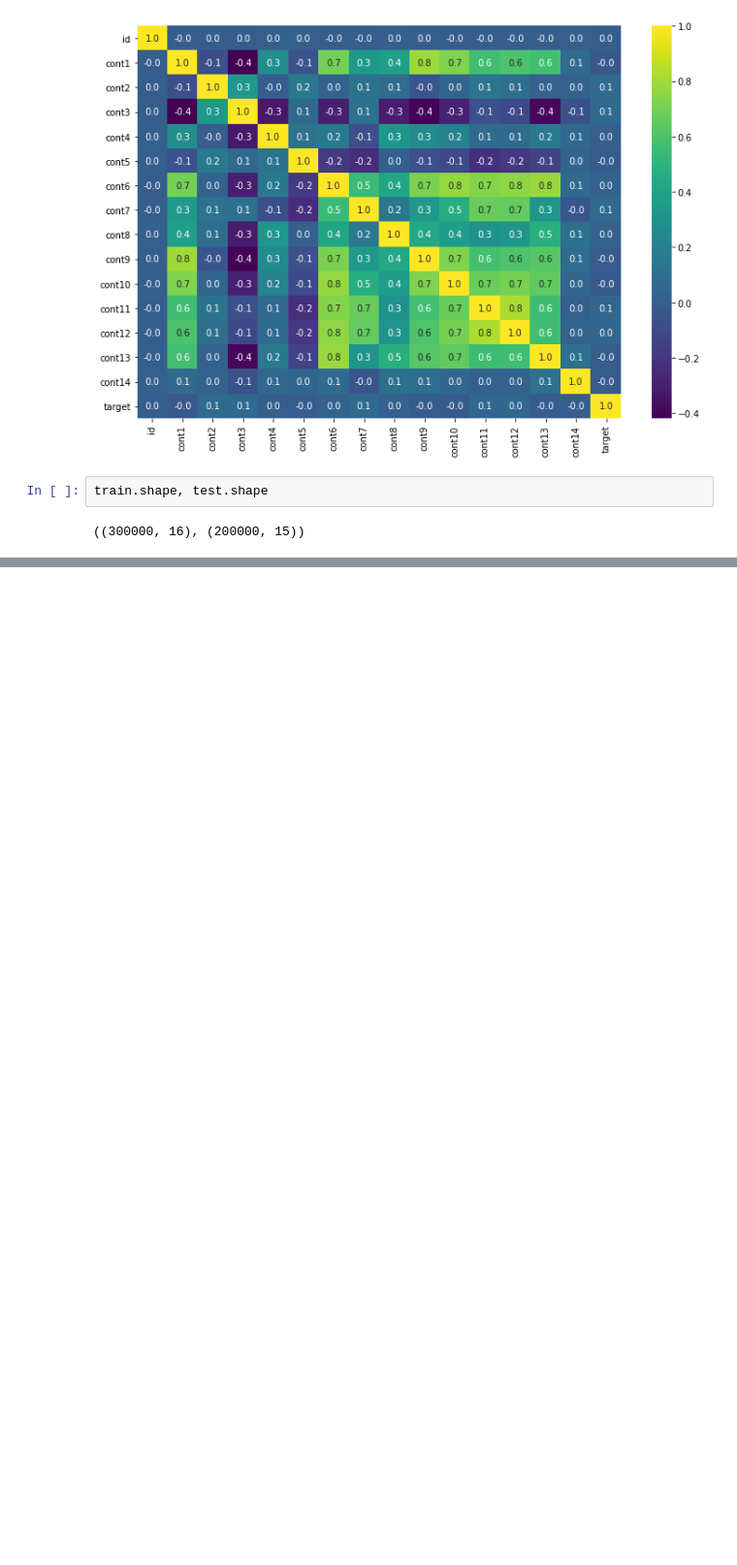
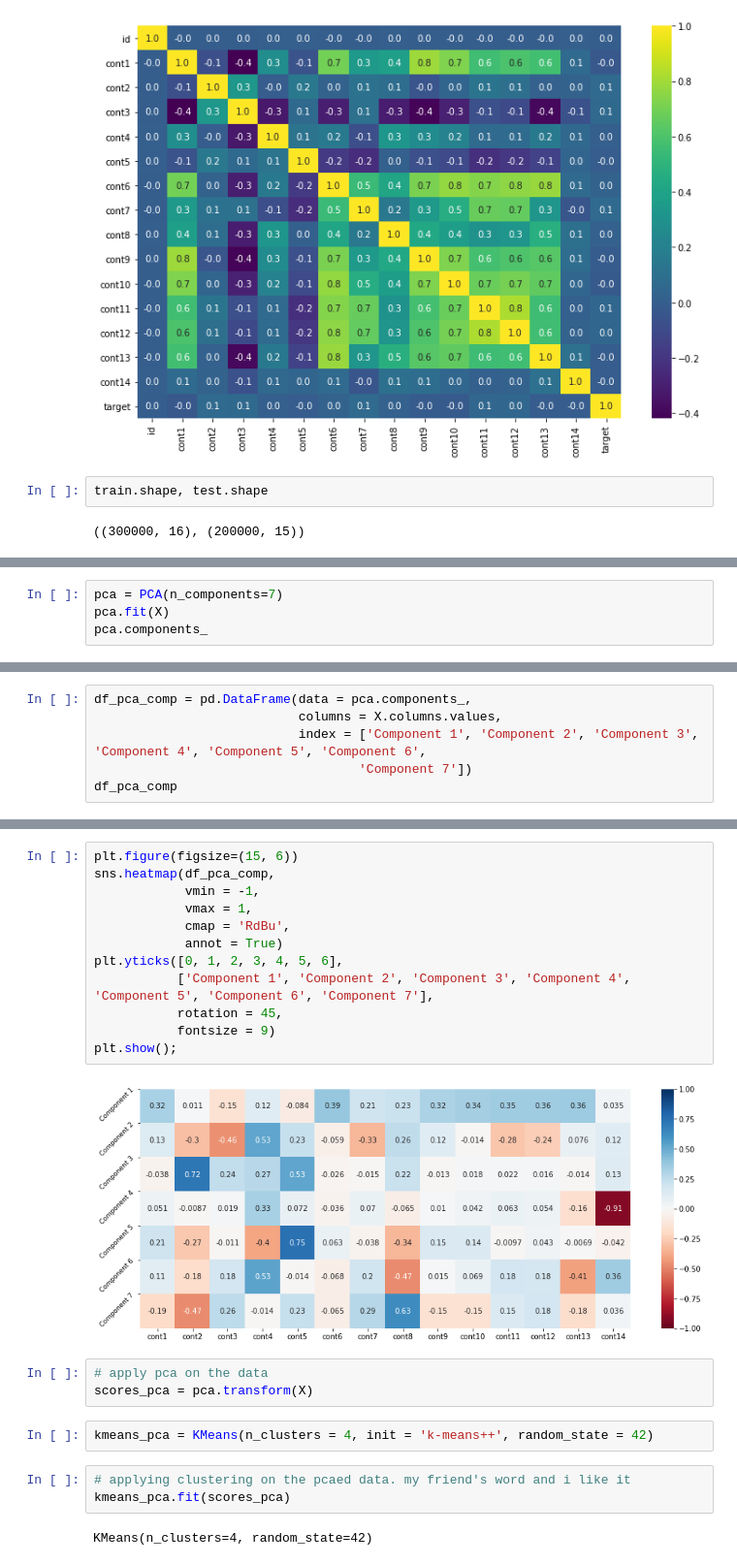
Before and after one commit to Abuton/DS-competitions, a Jupyter notebook: jan-play-ground.ipynb, the cells around one changed output, grey strips where cells are left out. Shown at 97% size. Drawn from its saved outputs; the diff is of its cells as text; blank space fills up the shorter version.

```diff
--- a/jan-play-ground.ipynb
+++ b/jan-play-ground.ipynb
@@ -197,0 +150,4 @@ XGB Training Completed
+# %%
+pca = PCA(n_components=7)
+pca.fit(X)
+pca.components_
@@ -197,0 +172,6 @@ XGB Training Completed
+# %%
+df_pca_comp = pd.DataFrame(data = pca.components_,
+                           columns = X.columns.values,
+                           index = ['Component 1', 'Component 2', 'Component 3', 'Component 4', 'Component 5', 'Component 6',
+                                   'Component 7'])
+df_pca_comp
@@ -197,0 +187,24 @@ XGB Training Completed
+# %%
+plt.figure(figsize=(15, 6))
+sns.heatmap(df_pca_comp,
+            vmin = -1,
+            vmax = 1,
+            cmap = 'RdBu',
+            annot = True)
+plt.yticks([0, 1, 2, 3, 4, 5, 6],
+           ['Component 1', 'Component 2', 'Component 3', 'Component 4', 'Component 5', 'Component 6', 'Component 7'],
+           rotation = 45,
+           fontsize = 9)
+plt.show();
+# %% [output]
+[figure, added]
+# %%
+# apply pca on the data
+scores_pca = pca.transform(X)
+# %%
+kmeans_pca = KMeans(n_clusters = 4, init = 'k-means++', random_state = 42)
+# %%
+# applying clustering on the pcaed data. my friend's word and i like it
+kmeans_pca.fit(scores_pca)
+# %% [output]
+KMeans(n_clusters=4, random_state=42)
```
Also changed, not shown: parts of 58 cells of this notebook.
